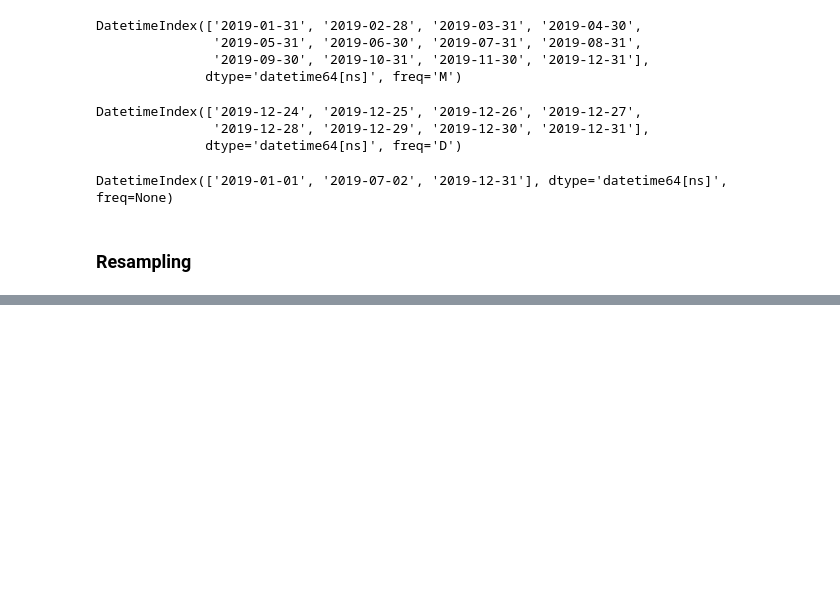
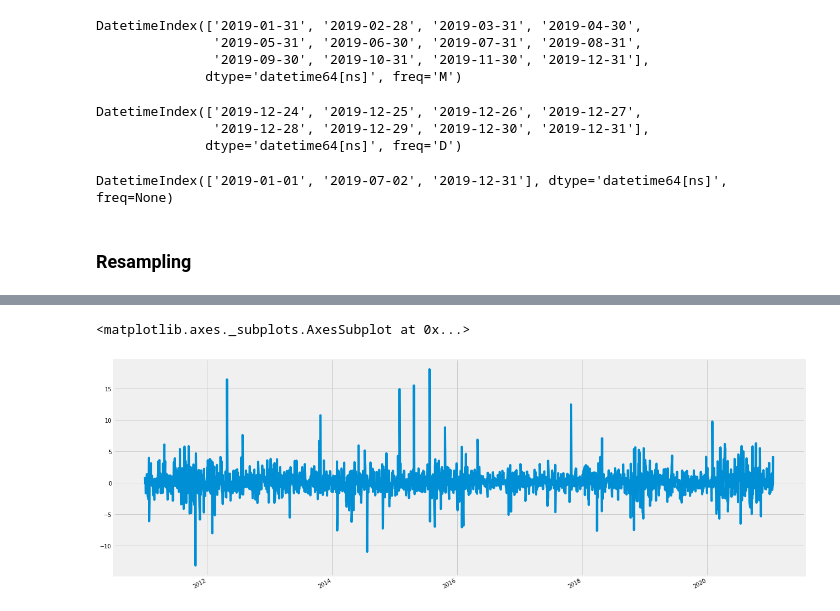
Before and after one commit to Banner10/Phase_4_TimeSeries, a Jupyter notebook: Time_Series_Analysis_Amazon.ipynb, the cells around one changed output, grey strips where cells are left out. Drawn from its saved outputs; the diff is of its cells as text; code cells hidden in the pictures; blank space fills up the shorter version.

```diff
--- a/Time_Series_Analysis_Amazon.ipynb
+++ b/Time_Series_Analysis_Amazon.ipynb
@@ -269,0 +268,7 @@ Freq: MS, Name: close, dtype: float64
+# %%
+#Stock return
+amazon_daily['return'] = amazon_daily.change.sub(1).mul(100)
+amazon_daily['return'].plot(figsize=(20,8))
+# %% [output]
+<matplotlib.axes._subplots.AxesSubplot at 0x...>
+[figure, added]
```
Also changed, not shown: parts of 77 cells of this notebook, 2 other files.
